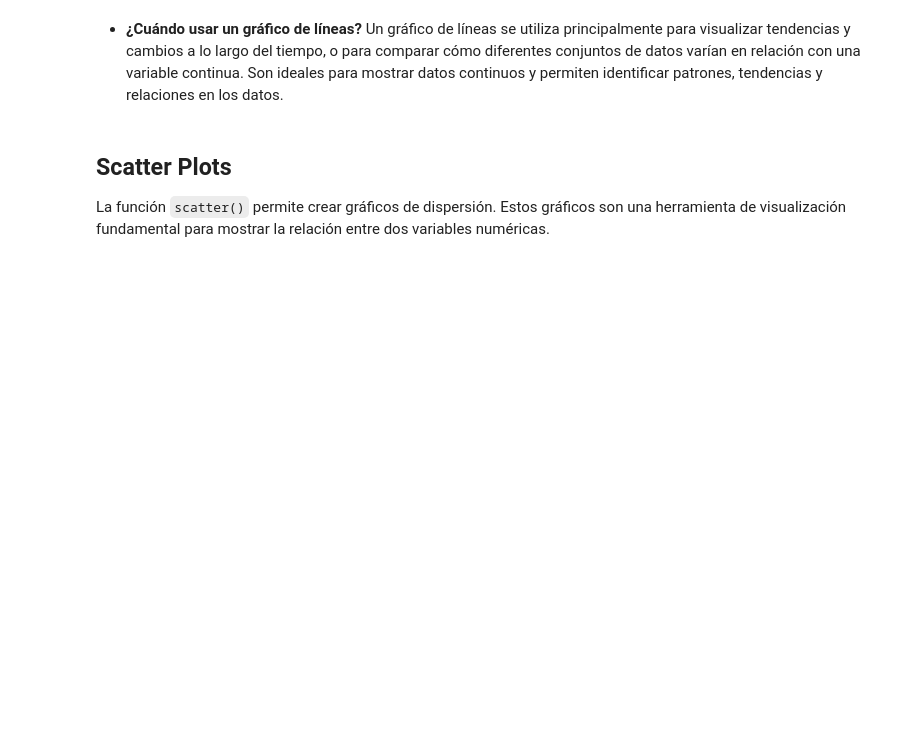
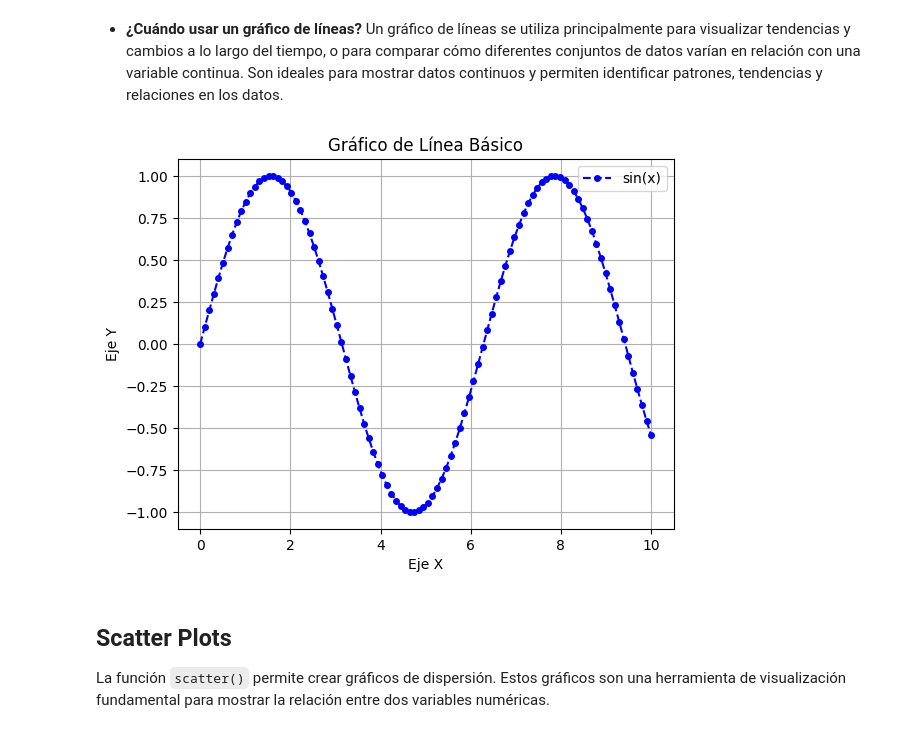
Before and after one commit to ayorick23/python-data-science-cheat-sheet, a Jupyter notebook: 03_matplotlib/01_basic_plots.ipynb, the cells around one changed output. Drawn from its saved outputs; the diff is of its cells as text; code cells hidden in the pictures; blank space fills up the shorter version.

```diff
--- a/03_matplotlib/01_basic_plots.ipynb
+++ b/03_matplotlib/01_basic_plots.ipynb
@@ -16,24 +16,26 @@ La función ``plot()`` es una herramienta fundamental para crear gráficos 2D. S
 # %%
 #Datos de ejemplo
 x = np.linspace(0, 10, 100)
 y = np.sin(x)
 
 #Crear un gráfico de línea básico
-plt.plot(x, y, label='Sin Wave', color='blue', linestyle='--', marker='o', markersize=4)
+plt.plot(x, y, label='sin(x)', color='blue', linestyle='--', marker='o', markersize=4)
 
 #Agregar etiquetas y título
 plt.xlabel('Eje X')
 plt.ylabel('Eje Y')
 plt.title('Gráfico de Línea Básico')
 
 #Agregar una leyenda
 plt.legend()
 
 #Agregar una cuadrícula
 plt.grid(True)
 
 #Mostrar el gráfico
 plt.show()
+# %% [output]
+[figure, added]
 # %% [markdown]
 ## Scatter Plots
 
```
Also changed, not shown: parts of 7 cells of this notebook, 1 other file.
